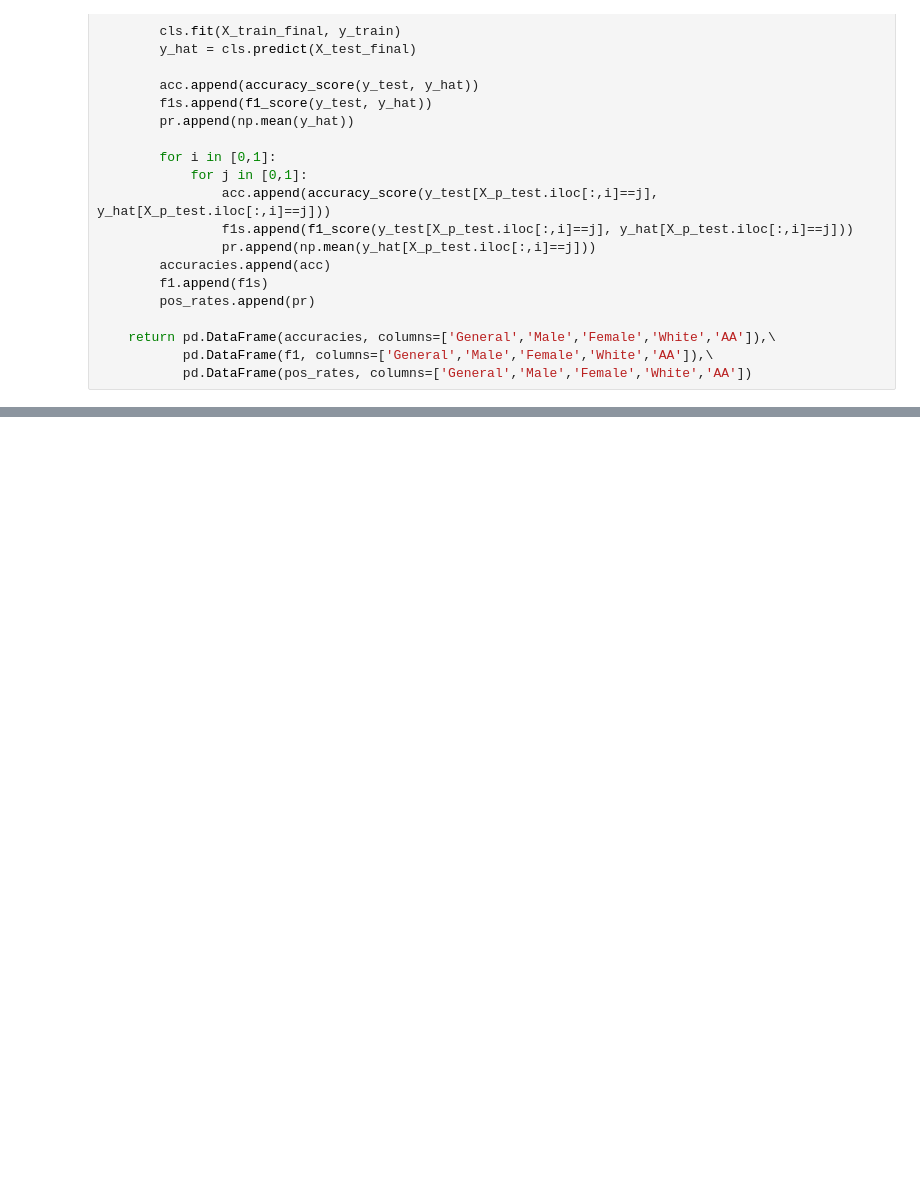
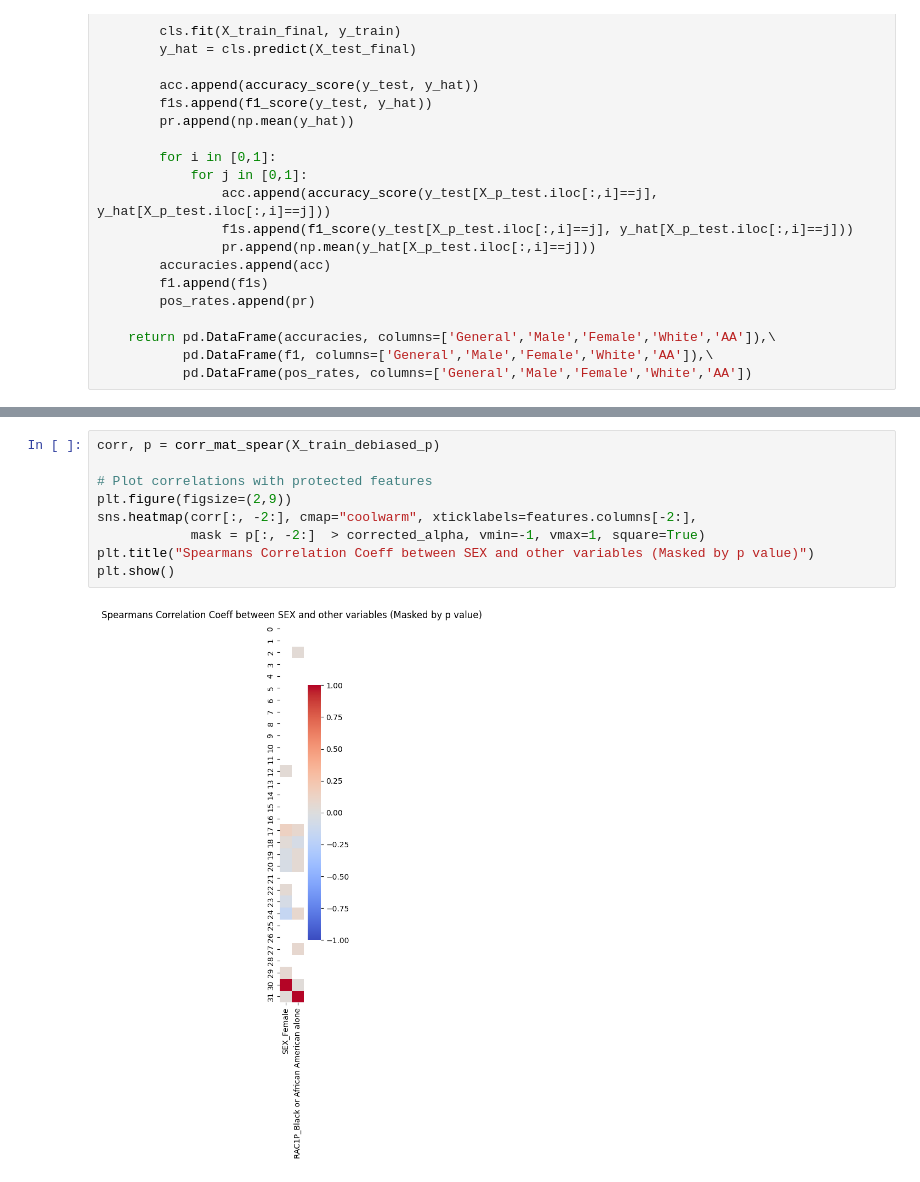
Before and after one commit to Xannadoo/Algorithmic_Fairness_Mandatories, a Jupyter notebook: Mandatory_2/Equalised_Odds_assignment.ipynb, the cells around one changed output, grey strips where cells are left out. Drawn from its saved outputs; the diff is of its cells as text; blank space fills up the shorter version.

```diff
--- a/Mandatory_2/Equalised_Odds_assignment.ipynb
+++ b/Mandatory_2/Equalised_Odds_assignment.ipynb
@@ -508,3 +611,14 @@ plt.show()
+# %%
+corr, p = corr_mat_spear(X_train_debiased_p)
+
+# Plot correlations with protected features
+plt.figure(figsize=(2,9))
+sns.heatmap(corr[:, -2:], cmap="coolwarm", xticklabels=features.columns[-2:],
+            mask = p[:, -2:]  > corrected_alpha, vmin=-1, vmax=1, square=True)
+plt.title("Spearmans Correlation Coeff between SEX and other variables (Masked by p value)")
+plt.show()
+# %% [output]
+[figure, added]
 # %%
 lambda_values = np.linspace(0, 1, 11)  # 11 values from 0 to 1
 accuracies = pd.DataFrame(columns=['General','Male','Female','White','AA'])
```
Also changed, not shown: parts of 18 cells of this notebook.
